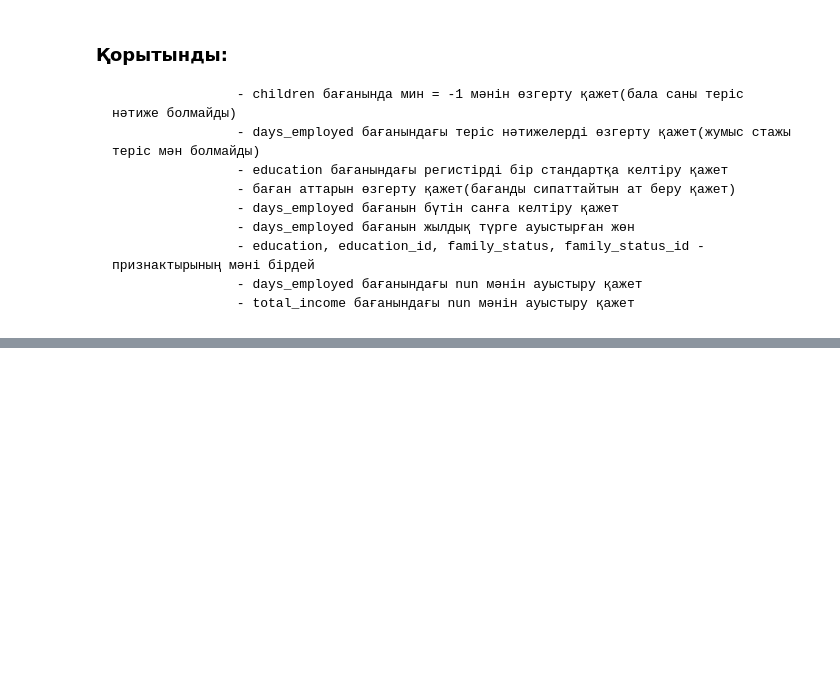
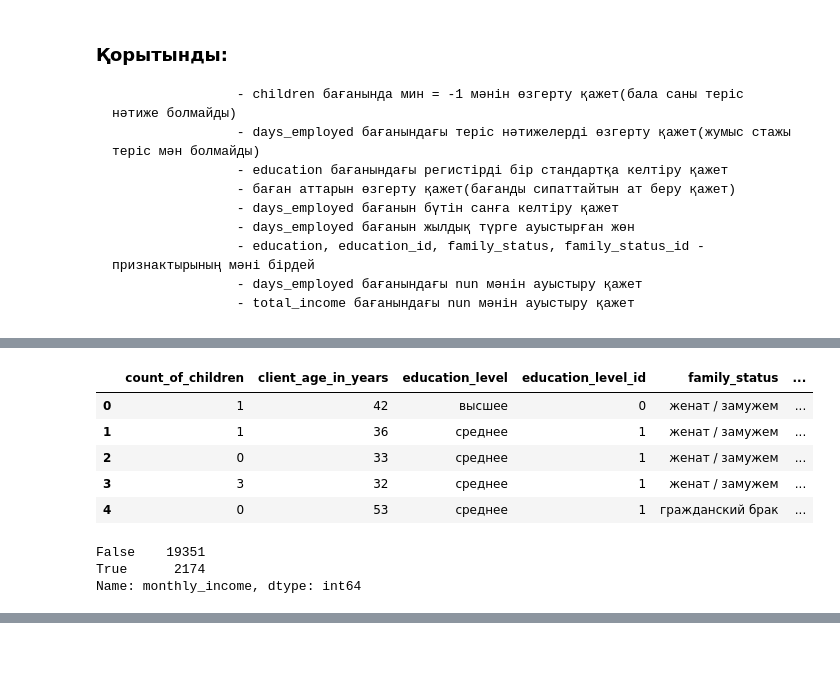
Before and after one commit to Bakytzhann/Data-Analysis, a Jupyter notebook: Credit_Scoring(Data_Preprocessing).ipynb, the cells around one changed output, grey strips where cells are left out. Drawn from its saved outputs; the diff is of its cells as text; code cells hidden in the pictures; blank space fills up the shorter version.

```diff
--- a/Credit_Scoring(Data_Preprocessing).ipynb
+++ b/Credit_Scoring(Data_Preprocessing).ipynb
@@ -124,0 +243,4 @@ dtype: int64
+# %%
+# client_age_in_years бағанындағы 0 - санын орташа мәнге ауыстырамыз(mean >= 18 өйткені кредит 18 жастан бастап беріледі).
+means = int(round(credit_df['client_age_in_years'].mean()))
+credit_df['client_age_in_years'] = credit_df['client_age_in_years'].replace(0, means)
@@ -124,0 +299,16 @@ dtype: int64
+# %%
+credit_df.head()
+# %% [output]
+|  | count_of_children | client_age_in_years | education_level | education_level_id | family_status | ... |
+| 0 | 1 | 42 | высшее | 0 | женат / замужем | ... |
+| 1 | 1 | 36 | среднее | 1 | женат / замужем | ... |
+| 2 | 0 | 33 | среднее | 1 | женат / замужем | ... |
+| 3 | 3 | 32 | среднее | 1 | женат / замужем | ... |
+| 4 | 0 | 53 | среднее | 1 | гражданский брак | ... |
+# %%
+# monthly_income бағанындағы бос мәндерді анықтаймыз
+credit_df['monthly_income'].isnull().value_counts()
+# %% [output]
+False    19351
+True      2174
+Name: monthly_income, dtype: int64
```
Also changed, not shown: parts of 42 cells of this notebook.
